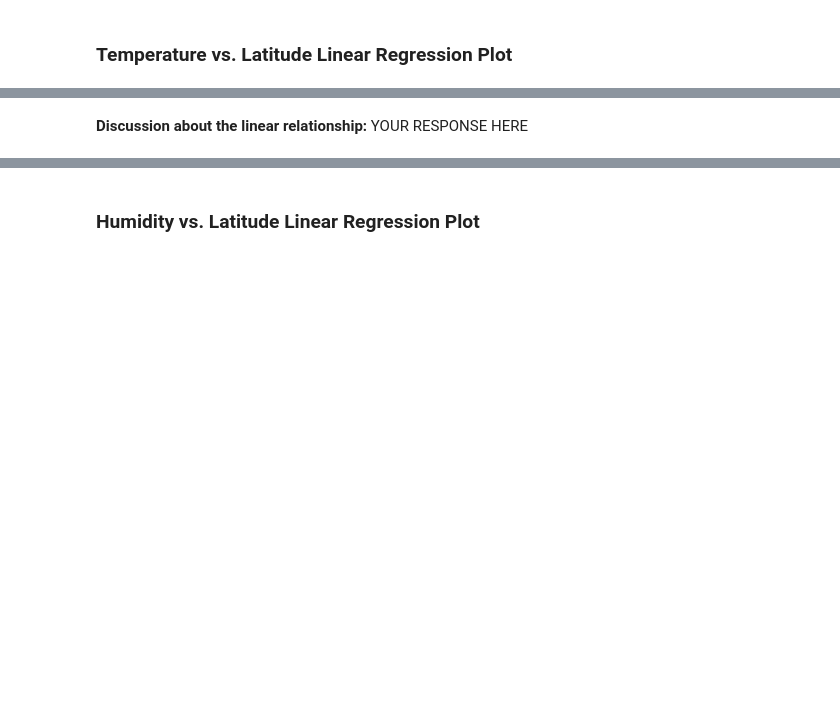
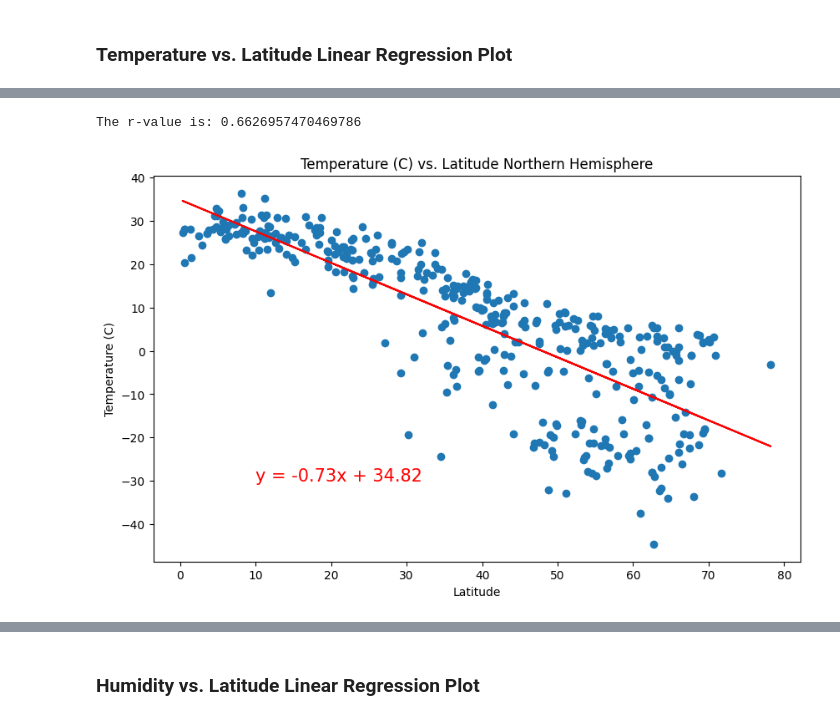
Before and after one commit to Yenorii/python-api-challenge, a Jupyter notebook: WeatherPy/WeatherPy.ipynb, the cells around one changed output, grey strips where cells are left out. Saved outputs shown, nothing was run; the diff lists cells and outputs as text; code cells hidden in the pictures; blank space fills up the shorter version.

```diff
--- a/WeatherPy/WeatherPy.ipynb
+++ b/WeatherPy/WeatherPy.ipynb
@@ -267,2 +298,30 @@ plt.show()
+# %%
+# Define a function to create Linear Regression plots
+def plot_linear_regression(x_values, y_values, y_label, title, text_coordinates):
+    # Perform linear regression
+    (slope, intercept, r_value, p_value, std_err) = linregress(x_values, y_values)
+
+    # Calculate the regression values
+    regress_values = x_values * slope + intercept
+
+    # Create the plot
+    plt.figure(figsize=(10, 6))
+    plt.scatter(x_values, y_values)
+    plt.plot(x_values, regress_values, "r-")
+
+    # Annotate the plot with the line equation
+    line_eq = f"y = {slope:.2f}x + {intercept:.2f}"
+    plt.annotate(line_eq, text_coordinates, fontsize=15, color="red")
+
+    # Label the plot
+    plt.xlabel('Latitude')
+    plt.ylabel(y_label)
+    plt.title(title)
+
+    # Print the r-value
+    print(f"The r-value is: {r_value**2}")
+
+    # Show the plot
+    plt.show()
 # %%
 # Create a DataFrame with the Northern Hemisphere data (Latitude >= 0)
@@ -309,2 +356,8 @@ The r-value is: 0.4121057168607245
-# %% [markdown]
-**Discussion about the linear relationship:** YOUR RESPONSE HERE
+# %%
+# Call the function for the Northern Hemisphere
+plot_linear_regression(northern_hemi_df['Lat'], northern_hemi_df['Max Temp'],
+                       'Temperature (C)', 'Temperature (C) vs. Latitude Northern Hemisphere',
+                       (10, -30))
+# %% [output]
+The r-value is: 0.6626957470469786
+[figure, added]
```
Also changed, not shown: parts of 35 cells of this notebook, 5 other files.
